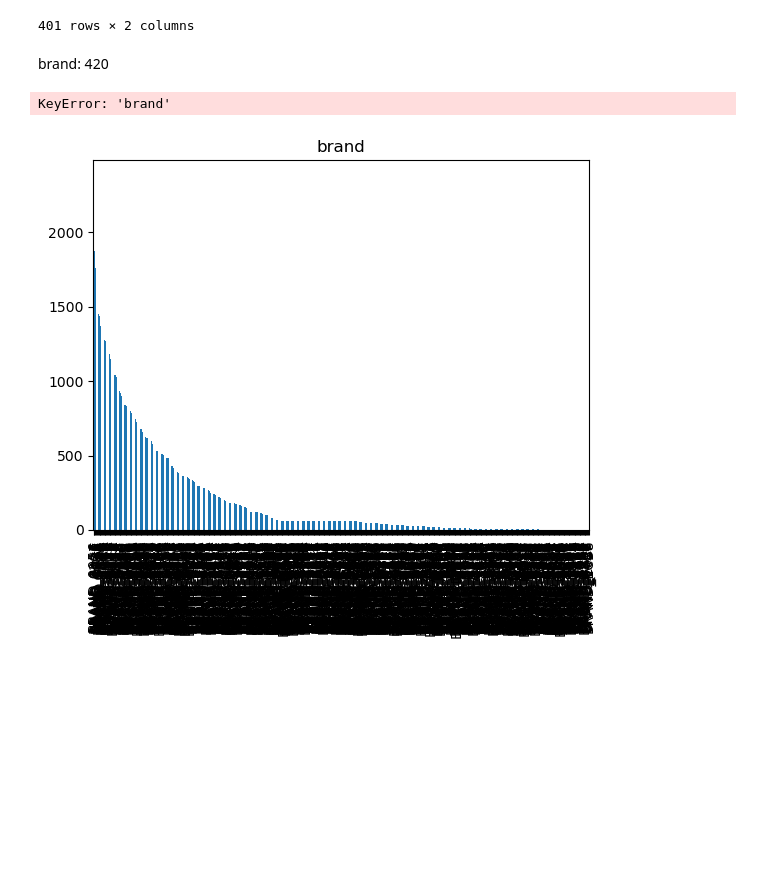
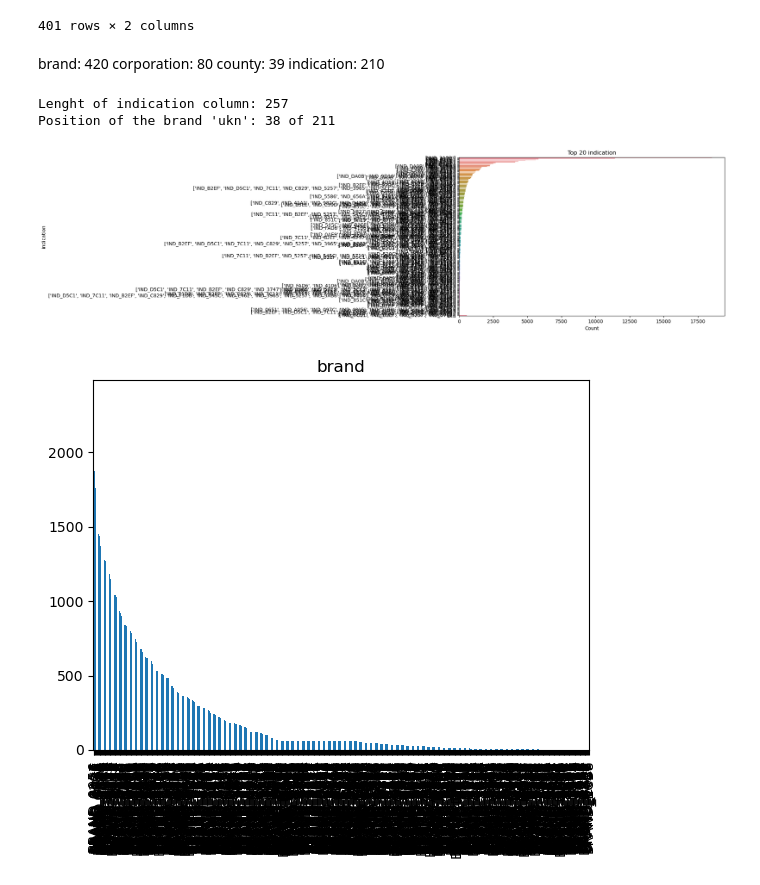
Before and after one commit to Mataas18/Datathon_Team20, a Jupyter notebook: Analysis.ipynb, the cells around one changed output. Saved outputs shown, nothing was run; the diff lists cells and outputs as text; code cells hidden in the pictures; blank space fills up the shorter version.

Commit message:
df processing

```diff
--- a/Analysis.ipynb
+++ b/Analysis.ipynb
@@ -281,20 +281,26 @@ brand_filtred
 | 399 | BRAND_61FA | 21 |
 | 400 | ukn | 1197 |
 401 rows × 2 columns
-# %% [markdown]
-brand: 420
+# %% [markdown]
+brand: 420
+corporation: 80
+county: 39
+indication: 210
 # %%
-column = 'corporation'
-brand_filtred = process_dataframe_by_frequency(df, column, 20)
+column = 'indication'
+print(f'Lenght of {column} column: {len(df[column].unique())}')
+brand_filtred = process_dataframe_by_frequency(df, column, 210)
 sorted_brands = brand_filtred.sort_values(by='Count', ascending=False).reset_index()
 print(f"Position of the brand 'ukn': {list(sorted_brands[sorted_brands[column] == 'ukn'].index)[0] + 1} of {len(brand_filtred)}")
 # Print with bar plot
 plt.figure(figsize=(10, 6))
 sns.barplot(data=brand_filtred, x='Count', y=column)
-plt.title('Top 20 brands')
+plt.title(f'Top 20 {column}')
 plt.show()
 # %% [output]
-KeyError: 'brand'
+Lenght of indication column: 257
+Position of the brand 'ukn': 38 of 211
+[figure, added]
 # %%
 #For each column, count the number of occurrences of each value
 for column in df_categorical.columns:
```
Also changed, not shown: 3 other files.
